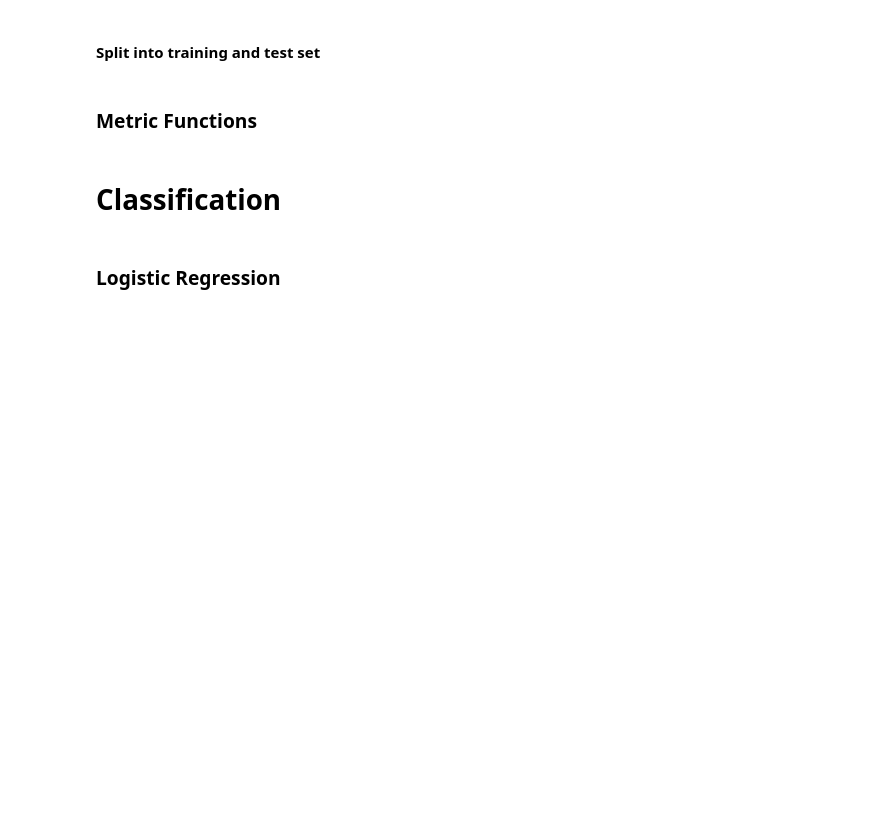
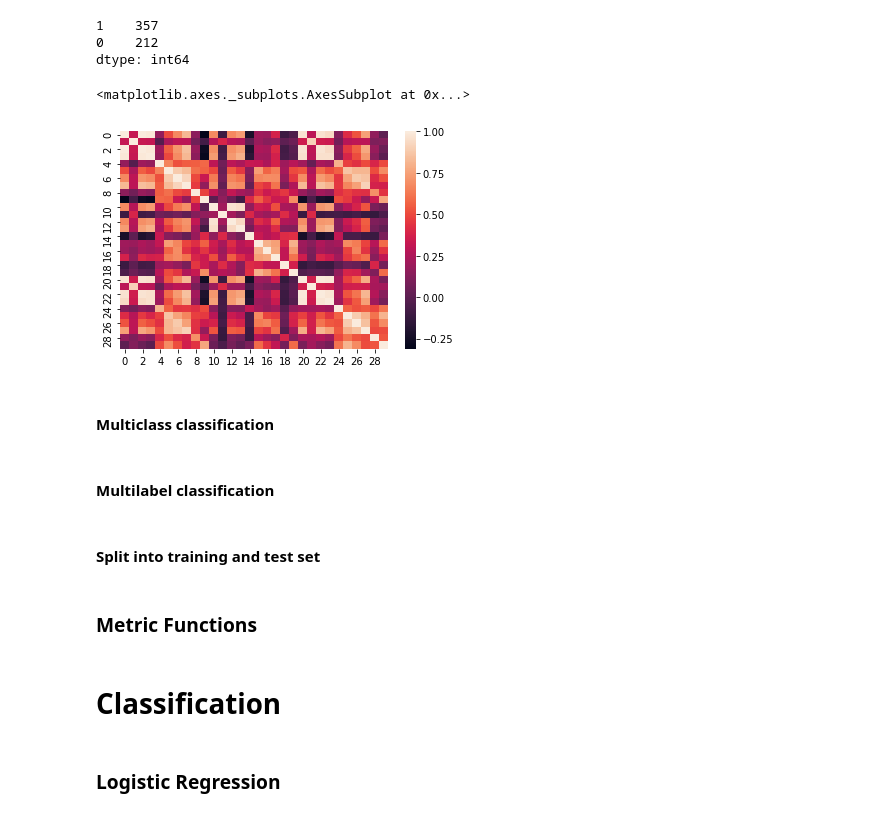
Before and after one commit to goodwin-matt/data_science_toolkit, a Jupyter notebook: DataScienceCode/Classification_Models.ipynb, the cells around one changed output. Cells and saved outputs as stored; diff of their text form; code cells hidden in the pictures; blank space fills up the shorter version.

```diff
--- a/DataScience_Models.ipynb
+++ b/DataScienceCode/Classification_Models.ipynb
@@ -28,0 +42,3 @@ import statsmodels.api as sm
+# %%
+# This data is known as the UCI ML Breast Cancer Wisconsin Diagnostic datset
+(data,target) = datasets.load_breast_cancer(return_X_y=True)
@@ -28,0 +47,7 @@ import statsmodels.api as sm
+# %%
+# first convert to pandas data frame
+data = pd.DataFrame(data)
+target = pd.Series(target)
+
+# calculate summary statistics of the columns
+data.describe()
@@ -29,8 +86,25 @@ import statsmodels.api as sm
+# %%
+target.value_counts()
+# %% [output]
+1    357
+0    212
+dtype: int64
+# %%
+# Get correlation between features
+corr = data.corr()
+sns.heatmap(corr)
+# %% [output]
+<matplotlib.axes._subplots.AxesSubplot at 0x...>
+[figure, added]
+# %% [markdown]
+#### Multiclass classification
 # %%
 # Take only the last two classes to make it a binary classification problem
 iris = datasets.load_iris()
 X = pd.DataFrame(iris.data[50:,:])
 Y = pd.DataFrame(iris.target[50:]) - 1
+# %% [markdown]
+#### Multilabel classification
 # %% [markdown]
 #### Split into training and test set
 # %%
```
Also changed, not shown: parts of 12 cells of this notebook, 27 other files.
